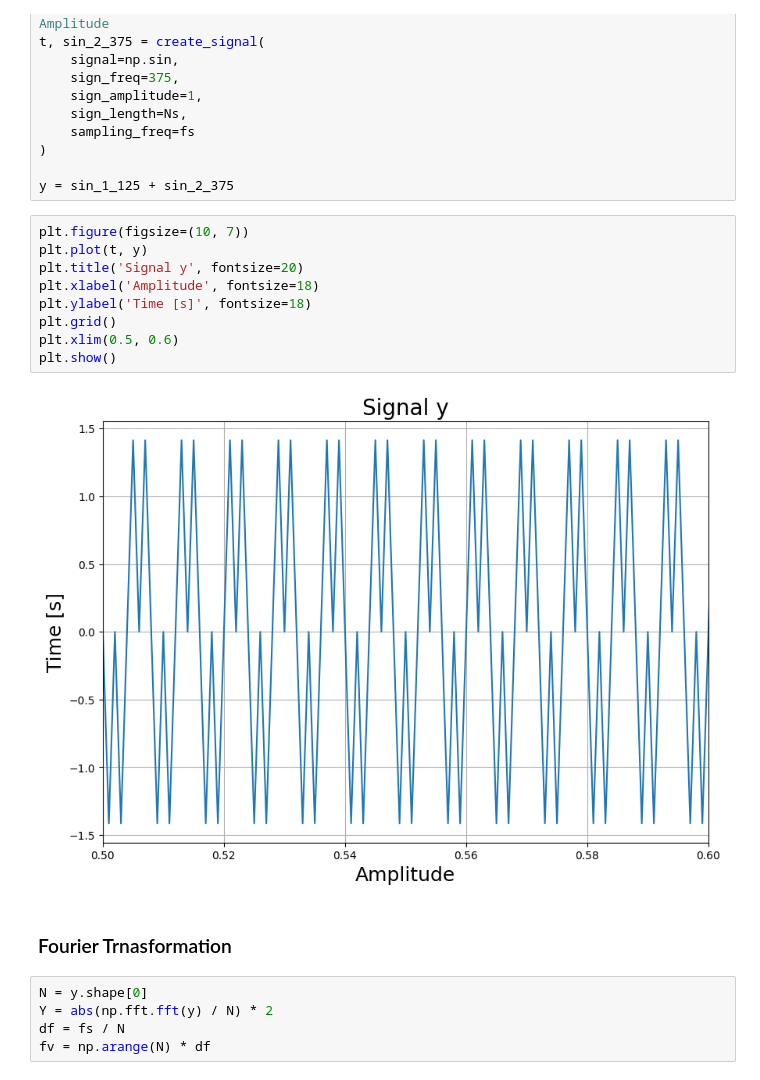
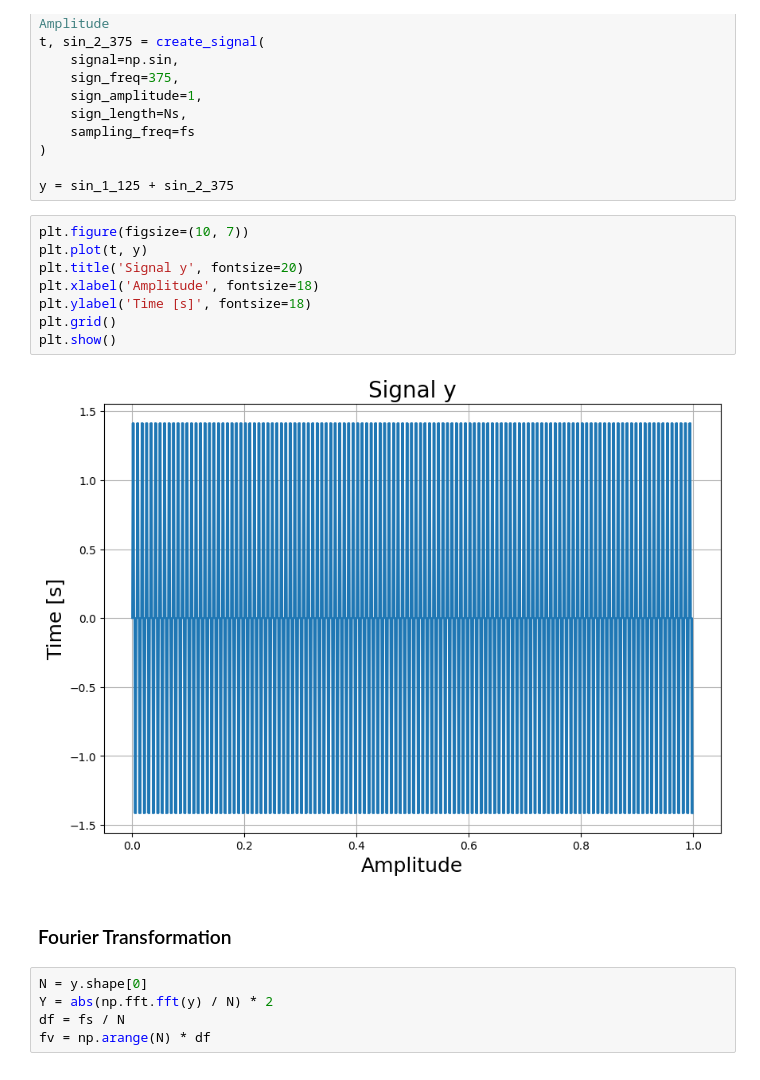
Before and after one commit to MikolajRusin/signal-modeling-and-identification, a Jupyter notebook: Lab_1/lab_1.ipynb, the cells around one changed output. Cells and saved outputs as stored; diff of their text form.

```diff
--- a/Lab_1/lab_1.ipynb
+++ b/Lab_1/lab_1.ipynb
@@ -647,16 +666,15 @@ y = sin_1_125 + sin_2_375
 # %%
 plt.figure(figsize=(10, 7))
 plt.plot(t, y)
 plt.title('Signal y', fontsize=20)
 plt.xlabel('Amplitude', fontsize=18)
 plt.ylabel('Time [s]', fontsize=18)
 plt.grid()
-plt.xlim(0.5, 0.6)
 plt.show()
 # %% [output]
-[figure, old version]
+[figure, new version]
 # %% [markdown]
-### Fourier Trnasformation
+### Fourier Transformation
 # %%
 N = y.shape[0]
 Y = abs(np.fft.fft(y) / N) * 2
```
Also changed, not shown: parts of 22 cells of this notebook.
